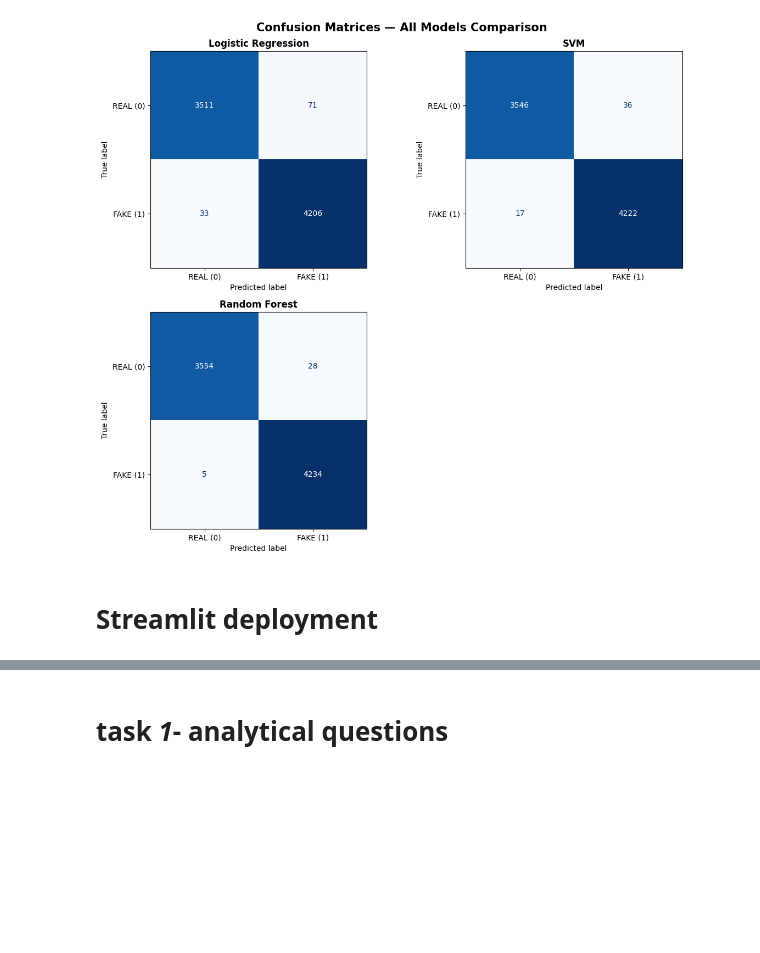
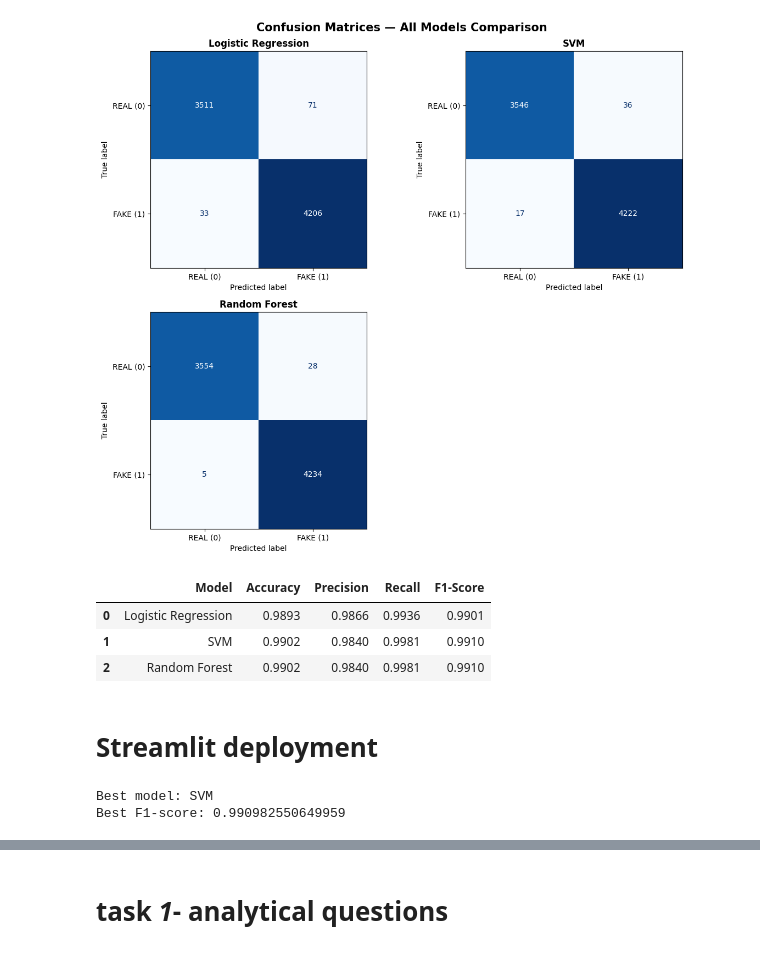
Before and after one commit to NamithaRStat/Assessment1_ICT, a Jupyter notebook: ICT_EXIT_EXAM.ipynb, the cells around one changed output, grey strips where cells are left out. Saved outputs shown, nothing was run; the diff lists cells and outputs as text; code cells hidden in the pictures; blank space fills up the shorter version.

```diff
--- a/ICT_EXIT_EXAM.ipynb
+++ b/ICT_EXIT_EXAM.ipynb
@@ -512,10 +512,10 @@ cv_scores_rf.mean()
 np.float64(0.9974644661506874)
 # %%
 # evaluating the model through accuracy score
-acc_svm= accuracy_score(y_test, y_pred_rf)
-prec_svm = precision_score(y_test,y_pred_rf)
-recall_svm= recall_score(y_test, y_pred_rf)
-f1_svm = f1_score(y_test, y_pred_rf)
+acc_rf= accuracy_score(y_test, y_pred_rf)
+prec_rf= precision_score(y_test,y_pred_rf)
+recall_rf= recall_score(y_test, y_pred_rf)
+f1_rf= f1_score(y_test, y_pred_rf)
 # %% [markdown]
 # Evaluation of the model
 # %%
@@ -571,5 +571,40 @@ plt.tight_layout()
 plt.show()
 # %% [output]
 [figure]
+# %%
+metrics_df = pd.DataFrame({
+    'Model': ['Logistic Regression', 'SVM', 'Random Forest'],
+    'Accuracy': [acc_log, acc_svm, acc_rf],
+    'Precision': [prec_log, prec_svm, prec_rf],
+    'Recall': [recall_log, recall_svm, recall_rf],
+    'F1-Score': [f1_log, f1_svm, f1_rf]
+})
+
+# Round and display
+display(metrics_df.round(4))
+# %% [output]
+|  | Model | Accuracy | Precision | Recall | F1-Score |
+| 0 | Logistic Regression | 0.9893 | 0.9866 | 0.9936 | 0.9901 |
+| 1 | SVM | 0.9902 | 0.9840 | 0.9981 | 0.9910 |
+| 2 | Random Forest | 0.9902 | 0.9840 | 0.9981 | 0.9910 |
 # %% [markdown]
 # Streamlit deployment
+# %%
+import os
+import pickle
+
+# Store the evaluation scores
+model_scores = {
+    "Logistic Regression": f1_log,
+    "SVM": f1_svm,
+    "Random Forest": f1_rf
+}
+
+# Select the model with the highest F1-score
+best_model_name = max(model_scores, key=model_scores.get)
+
+print("Best model:", best_model_name)
+print("Best F1-score:", model_scores[best_model_name])
+# %% [output]
+Best model: SVM
+Best F1-score: 0.990982550649959
```
Also changed, not shown: parts of 4 cells of this notebook.
